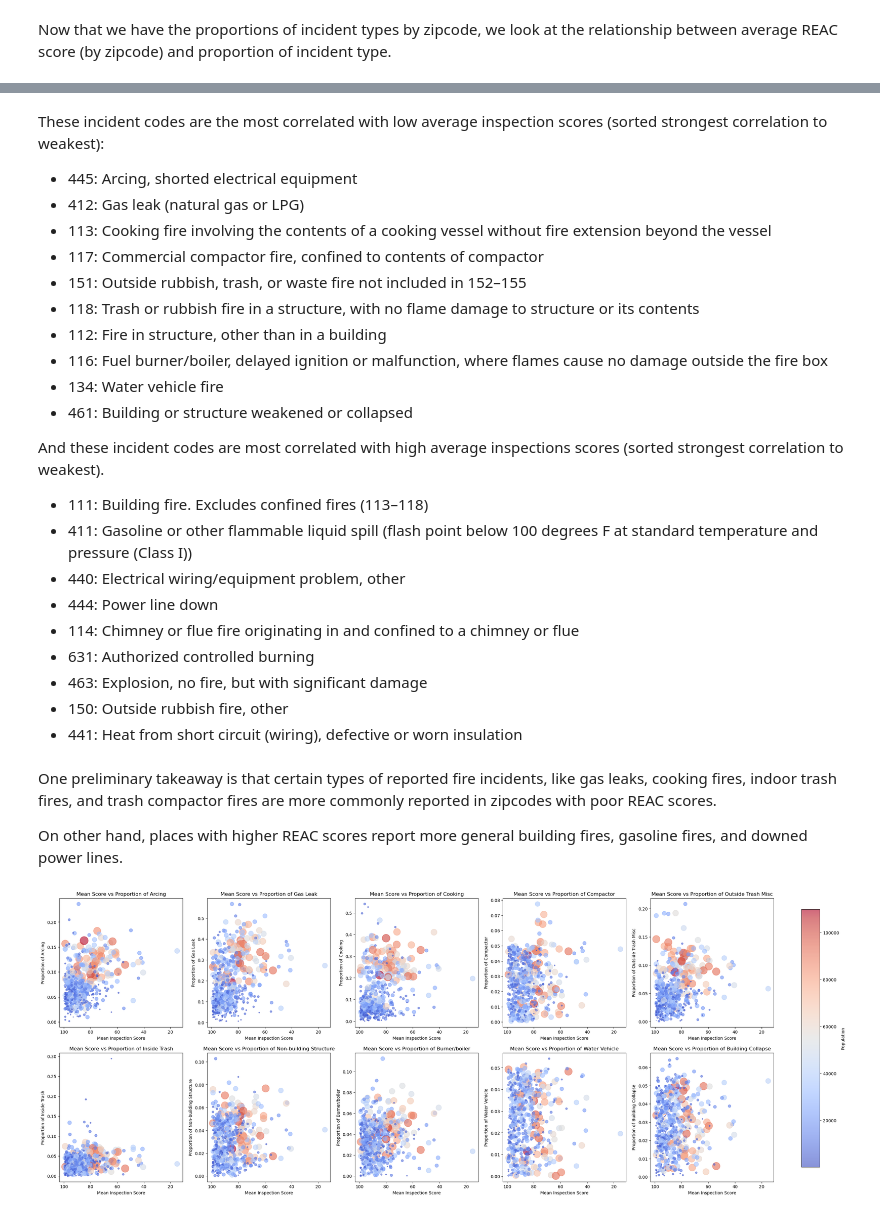
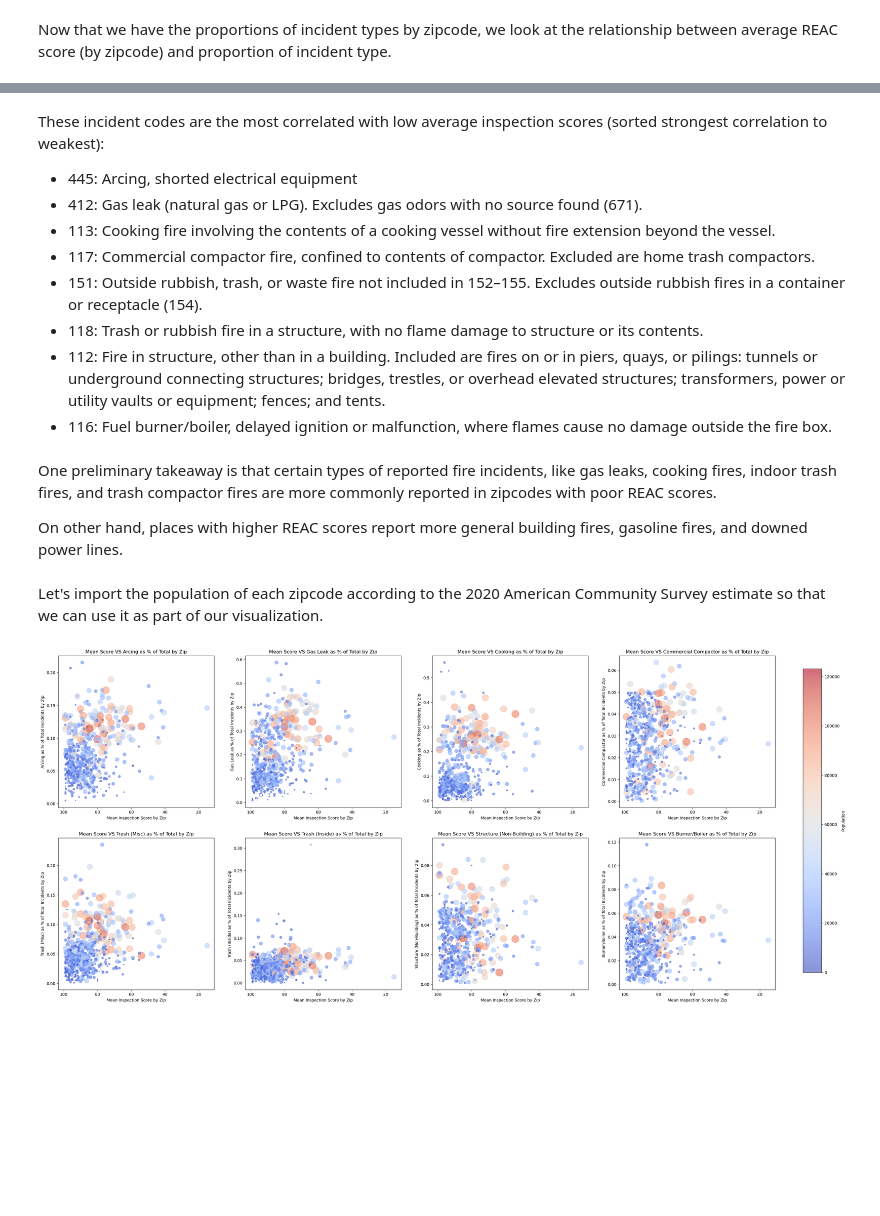
Before and after one commit to jackvandeleuv/fire_data_linkage, a Jupyter notebook: incident_type_by_zip.ipynb, the cells around one changed output, grey strips where cells are left out. Drawn from its saved outputs; the diff is of its cells as text; code cells hidden in the pictures; blank space fills up the shorter version.

```diff
--- a/incident_type_by_zip.ipynb
+++ b/incident_type_by_zip.ipynb
@@ -20,7 +20,7 @@ public = pd.read_excel(WORKING_DIR + 'public_housing_physical_inspection_scores_
 Filter down to just NY properties for this initial exploration.
 # %%
 reac = pd.concat([public, multifamily])
-reac = reac[reac.STATE_NAME == 'NY']
+# reac = reac[reac.STATE_NAME == 'NY']
 reac.sample()
 # %% [output]
 |  | INSPECTION_ID | DEVELOPMENT_ID | DEVELOPMENT_NAME | ADDRESS | CITY | CBSA_NAME | CBSA_CODE | COUNTY_NAME | ... |
@@ -62,6 +62,20 @@ Name: INSPECTION_SCORE, dtype: float64
 # %% [markdown]
 Now we'll get the NFIRST data so we can compare.
 # %%
+# conn = sqlite3.Connection('fire_data.db')
+# inc_types = pd.read_sql("""
+#     WITH zips AS (
+#         SELECT ZIP5, INCIDENT_KEY
+#         FROM incident_address
+        # WHERE STATE = 'NY'
+#     )
+#     SELECT zips.ZIP5 as zip, INC_TYPE as inc_type, COUNT(*) as count
+#     FROM basic_incident bi JOIN zips
+#         ON bi.INCIDENT_KEY = zips.INCIDENT_KEY
+#     WHERE bi.STATE = 'NY'
+#     GROUP BY zips.ZIP5, bi.INC_TYPE
+# """, conn)
+
 conn = sqlite3.Connection('fire_data.db')
 inc_types = pd.read_sql("""
     WITH zips AS (
@@ -71,7 +85,6 @@ inc_types = pd.read_sql("""
     SELECT zips.ZIP5 as zip, INC_TYPE as inc_type, COUNT(*) as count
     FROM basic_incident bi JOIN zips
         ON bi.INCIDENT_KEY = zips.INCIDENT_KEY
-    WHERE bi.STATE = 'NY'
     GROUP BY zips.ZIP5, bi.INC_TYPE
 """, conn)
 # %%
@@ -191,32 +204,28 @@ Name: INSPECTION_SCORE, dtype: float64
 These incident codes are the most correlated with low average inspection scores (sorted strongest correlation to weakest):
 
 - 445: Arcing, shorted electrical equipment
-- 412: Gas leak (natural gas or LPG)
-- 113: Cooking fire involving the contents of a cooking vessel without fire extension beyond the vessel
-- 117: Commercial compactor fire, confined to contents of compactor
-- 151: Outside rubbish, trash, or waste fire not included in 152–155
-- 118: Trash or rubbish fire in a structure, with no flame damage to structure or its contents
-- 112: Fire in structure, other than in a building
-- 116: Fuel burner/boiler, delayed ignition or malfunction, where flames cause no damage outside the fire box
-- 134: Water vehicle fire
-- 461: Building or structure weakened or collapsed
-
-And these incident codes are most correlated with high average inspections scores (sorted strongest correlation to weakest).
-
-- 111: Building fire. Excludes confined fires (113–118)
-- 411: Gasoline or other flammable liquid spill (flash point below 100 degrees F at standard temperature and pressure (Class I))
-- 440: Electrical wiring/equipment problem, other
-- 444: Power line down
-- 114: Chimney or flue fire originating in and confined to a chimney or flue
-- 631: Authorized controlled burning
-- 463: Explosion, no fire, but with significant damage
-- 150: Outside rubbish fire, other
-- 441: Heat from short circuit (wiring), defective or worn insulation
+- 412: Gas leak (natural gas or LPG). Excludes gas odors with no source found (671).
+- 113: Cooking fire involving the contents of a cooking vessel without fire extension beyond the vessel.
+- 117: Commercial compactor fire, confined to contents of compactor. Excluded are home trash compactors.
+- 151: Outside rubbish, trash, or waste fire not included in 152–155. Excludes outside rubbish fires in a container or receptacle (154).
+- 118: Trash or rubbish fire in a structure, with no flame damage to structure or its contents.
+- 112: Fire in structure, other than in a building. Included are fires on or in piers, quays, or pilings: tunnels or underground connecting structures; bridges, trestles, or overhead elevated structures; transformers, power or utility vaults or equipment; fences; and tents.
+- 116: Fuel burner/boiler, delayed ignition or malfunction, where flames cause no damage outside the fire box.
 # %% [markdown]
 One preliminary takeaway is that certain types of reported fire incidents, like gas leaks, cooking fires, indoor trash fires, and trash compactor fires are more commonly reported in zipcodes with poor REAC scores.
 
 On other hand, places with higher REAC scores report more general building fires, gasoline fires, and downed power lines.
+# %% [markdown]
+Let's import the population of each zipcode according to the 2020 American Community Survey estimate so that we can use it as part of our visualization.
 # %%
-pops = pd.read_csv(WORKING_DIR + 'DECENNIALSF12010.P1-Data.csv', skiprows=1)
+pops = pd.read_csv(WORKING_DIR + 'ACSDT5Y2020.B01003-Data.csv', skiprows=1)
 
+# Split off the zipcode from the Geographic area name
 pops['zipcode'] = pops['Geographic Area Name'].apply(lambda x: x.split(' ')[1])
+
+# Get only the zip and population columns we need
+pops = pops.loc[:, ['zipcode', 'Estimate!!Total']]
+
+pops = pops.rename(columns={'zipcode': 'zip', 'Estimate!!Total': 'population'})
+
+type_score_pop = pd.merge(type_score, pops, on='zip', how='inner')
@@ -235,43 +232,43 @@ type_score_pop = pd.merge(type_score, pops, on='zip', how='inner')
 # %%
-incs = [445, 412, 113, 117, 151, 118, 112, 116, 134, 461]
-labels = ['Arcing', 'Gas Leak', 'Cooking', 'Compactor', 'Outside Trash Misc', 'Inside Trash', 'Non-building Structure', 'Burner/boiler', 'Water Vehicle', 'Building Collapse']
+incs = [445,412,113,117,151,118,112,116]
+labels = ['Arcing','Gas Leak','Cooking','Commercial Compactor','Trash (Misc)', 'Trash (Inside)','Structure (Non-Building)','Burner/Boiler']
 n_rows = 2
-n_cols = 5
+n_cols = 4
 
 # Remove rows with NaN values in the 'INSPECTION_SCORE' column
 df = type_score_pop.dropna(subset=['INSPECTION_SCORE'])
 
 # Create the subplots
-fig, axes = plt.subplots(n_rows, n_cols, figsize=(30, 12))
+fig, axes = plt.subplots(n_rows, n_cols, figsize=(32, 15))
 axes = axes.flatten()
 
 for idx, inc in enumerate(incs):
     ax = axes[idx]
 
     # Use a color map based on 'population'
     cmap = plt.cm.get_cmap("coolwarm")
     norm = plt.Normalize(df['population'].min(), df['population'].max())
 
     # Add jitter to the x and y coordinates
     jitter_x = 0.05 * np.random.rand(len(df))
     jitter_y = 0.05 * np.random.rand(len(df))
 
     scatter = ax.scatter(df['INSPECTION_SCORE'] + jitter_x, df[str(inc)] + jitter_y,
                 s=df['population'] / 300, c=df['population'], cmap=cmap, norm=norm, alpha=0.6)
 
-    ax.set_xlabel('Mean Inspection Score')
-    ax.set_ylabel(f'Proportion of {labels[idx]}')
-    ax.set_title(f'Mean Score vs Proportion of {labels[idx]}')
+    ax.set_xlabel('Mean Inspection Score by Zip')
+    ax.set_ylabel(f'{labels[idx]} as % of Total Incidents by Zip')
+    ax.set_title(f'Mean Score VS {labels[idx]} as % of Total by Zip')
 
     # Flip the x-axis
     ax.set_xlim(ax.get_xlim()[::-1])
 
 # Add a colorbar
 cbar_ax = fig.add_axes([0.93, 0.15, 0.02, 0.7])
 cbar = fig.colorbar(scatter, cax=cbar_ax)
 cbar.set_label('Population')
 
 # Show the plot
 plt.show()
 # %% [output]
-[figure, old version]
+[figure, new version]
```
Also changed, not shown: parts of 11 cells of this notebook, 1 other file.
